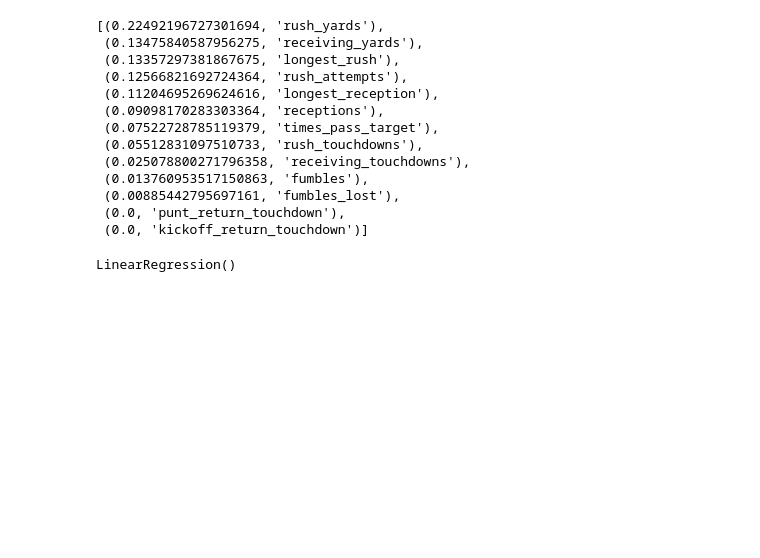
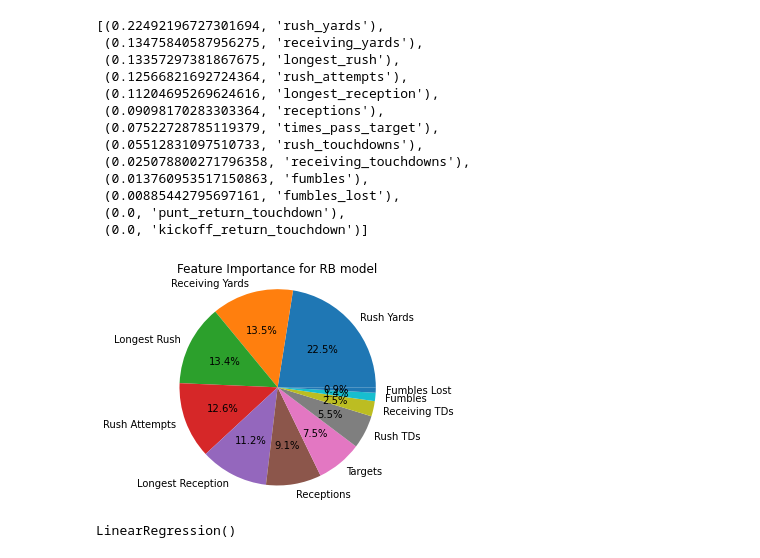
Before and after one commit to sbull32/team_cautious_waffle, a Jupyter notebook: waffles_ml_model.ipynb, the cells around one changed output. Cells and saved outputs as stored; diff of their text form; code cells hidden in the pictures; blank space fills up the shorter version.

```diff
--- a/waffles_ml_model.ipynb
+++ b/waffles_ml_model.ipynb
@@ -417,6 +438,19 @@ sorted(zip(rf_model.feature_importances_, X.columns), reverse=True)
  (0.00885442795697161, 'fumbles_lost'),
  (0.0, 'punt_return_touchdown'),
  (0.0, 'kickoff_return_touchdown')]
+# %%
+# Pie chart for feature importance
+labels = ['Rush Yards', 'Receiving Yards', 'Longest Rush', 'Rush Attempts', 'Longest Reception', 'Receptions', 'Targets', 'Rush TDs', 'Receiving TDs', 'Fumbles', 'Fumbles Lost']
+sizes = [22.492, 13.476, 13.357, 12.567, 11.205, 9.098, 7.523, 5.513, 2.508, 1.376, .885]
+
+fig, ax = plt.subplots()
+ax.pie(sizes, labels=labels, autopct='%1.1f%%')
+ax.axis('equal')  # Equal aspect ratio ensures the pie chart is circular.
+ax.set_title('Feature Importance for RB model')
+
+plt.show()
+# %% [output]
+[figure, added]
 # %%
 # RB linear reg model
 model = LinearRegression()
```
Also changed, not shown: parts of 48 cells of this notebook.
